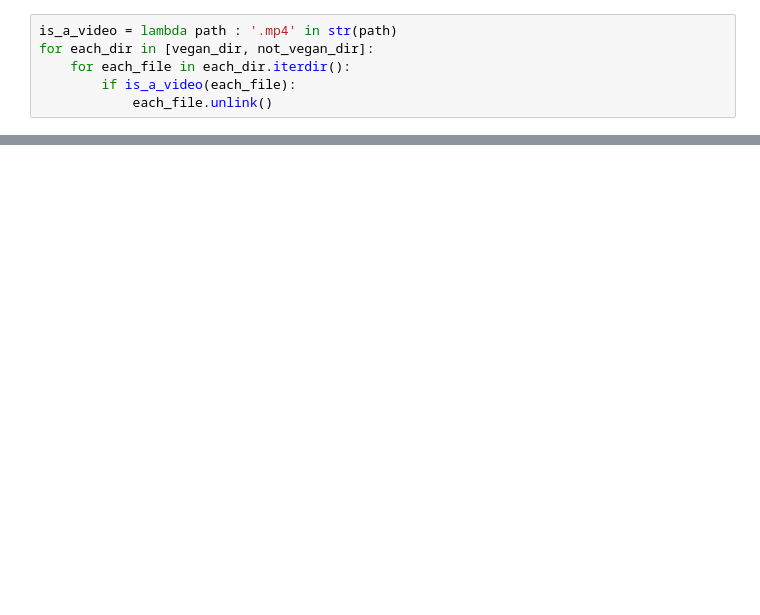
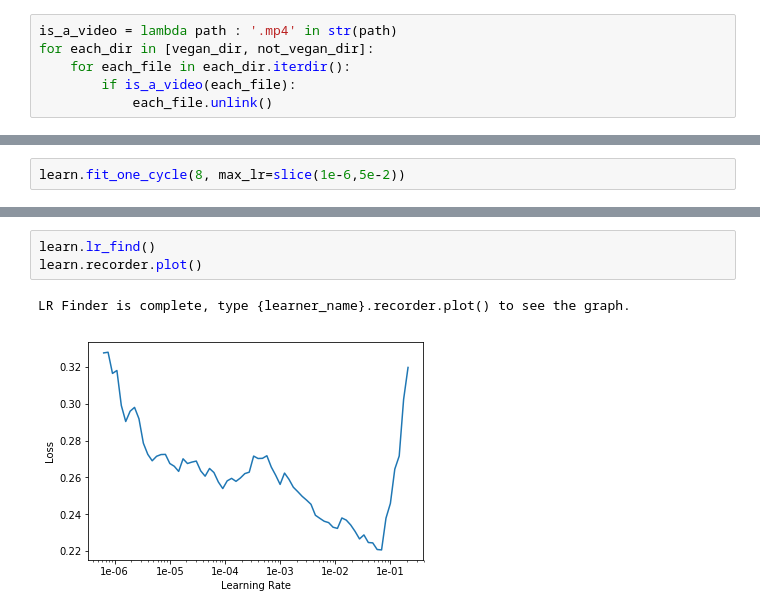
Before and after one commit to remiconnesson/instaclassifier, a Jupyter notebook: Downloading, preprocessing and training.ipynb, the cells around one changed output, grey strips where cells are left out. Drawn from its saved outputs; the diff is of its cells as text; blank space fills up the shorter version.

```diff
--- a/Downloading, preprocessing and training.ipynb
+++ b/Downloading, preprocessing and training.ipynb
@@ -84,0 +151,2 @@ for each_dir in [vegan_dir, not_vegan_dir]:
+# %%
+learn.fit_one_cycle(8, max_lr=slice(1e-6,5e-2))
@@ -84,0 +164,6 @@ for each_dir in [vegan_dir, not_vegan_dir]:
+# %%
+learn.lr_find()
+learn.recorder.plot()
+# %% [output]
+LR Finder is complete, type {learner_name}.recorder.plot() to see the graph.
+[figure, added]
```
Also changed, not shown: parts of 15 cells of this notebook.
